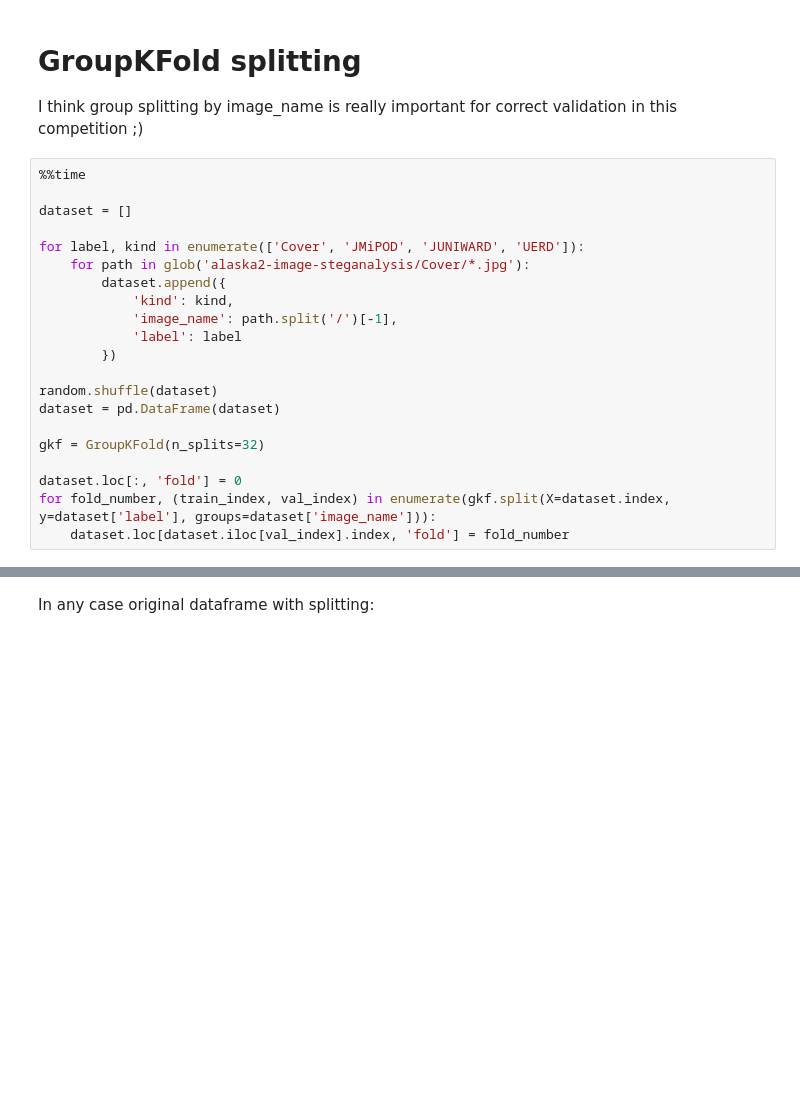
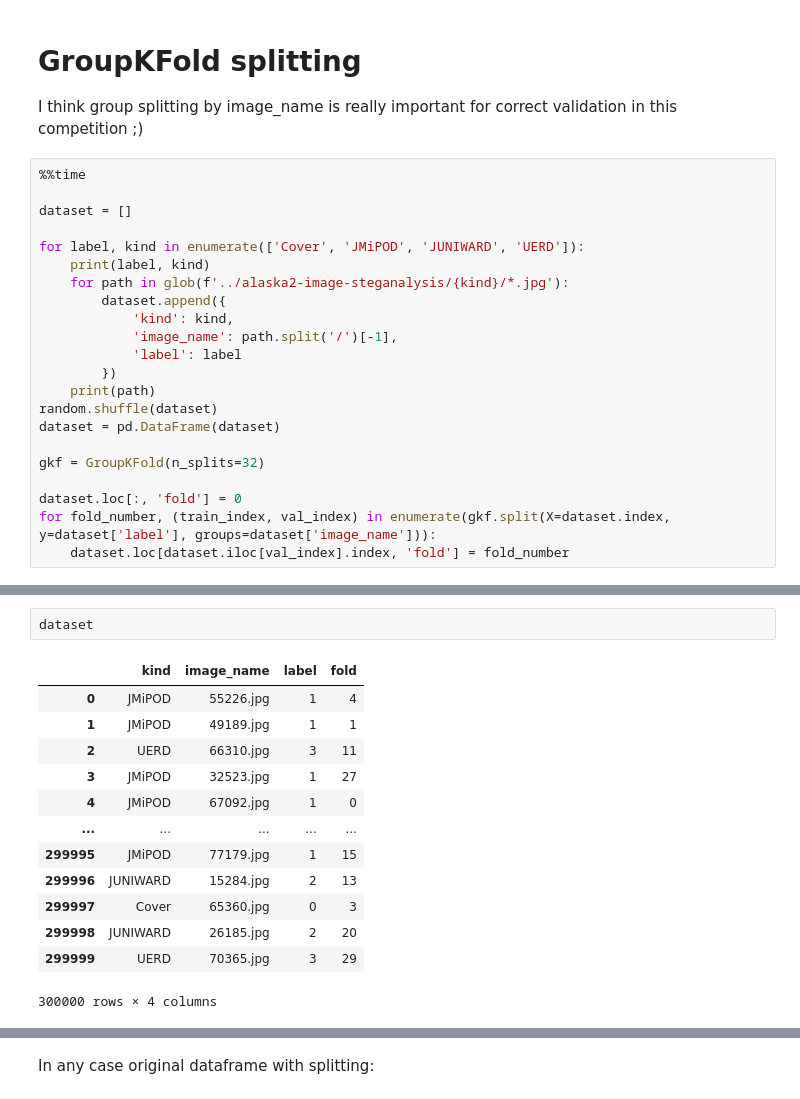
Before and after one commit to Tanveer81/DSec_project, a Jupyter notebook: notebooks/adversarial-attack.ipynb, the cells around one changed output, grey strips where cells are left out. Saved outputs shown, nothing was run; the diff lists cells and outputs as text; blank space fills up the shorter version.

```diff
--- a/notebooks/adversarial-attack.ipynb
+++ b/notebooks/adversarial-attack.ipynb
@@ -67,13 +67,14 @@ I think group splitting by image_name is really important for correct validation
 dataset = []
 
 for label, kind in enumerate(['Cover', 'JMiPOD', 'JUNIWARD', 'UERD']):
-    for path in glob('alaska2-image-steganalysis/Cover/*.jpg'):
+    print(label, kind)
+    for path in glob(f'../alaska2-image-steganalysis/{kind}/*.jpg'):
         dataset.append({
             'kind': kind,
             'image_name': path.split('/')[-1],
             'label': label
         })
-
+    print(path)
 random.shuffle(dataset)
 dataset = pd.DataFrame(dataset)
 
@@ -87,0 +97,16 @@ Wall time: 2.09 s
+# %%
+dataset
+# %% [output]
+|  | kind | image_name | label | fold |
+| 0 | JMiPOD | 55226.jpg | 1 | 4 |
+| 1 | JMiPOD | 49189.jpg | 1 | 1 |
+| 2 | UERD | 66310.jpg | 3 | 11 |
+| 3 | JMiPOD | 32523.jpg | 1 | 27 |
+| 4 | JMiPOD | 67092.jpg | 1 | 0 |
+| ... | ... | ... | ... | ... |
+| 299995 | JMiPOD | 77179.jpg | 1 | 15 |
+| 299996 | JUNIWARD | 15284.jpg | 2 | 13 |
+| 299997 | Cover | 65360.jpg | 0 | 3 |
+| 299998 | JUNIWARD | 26185.jpg | 2 | 20 |
+| 299999 | UERD | 70365.jpg | 3 | 29 |
+300000 rows × 4 columns
```
Also changed, not shown: parts of 8 cells of this notebook, 3 other files.
